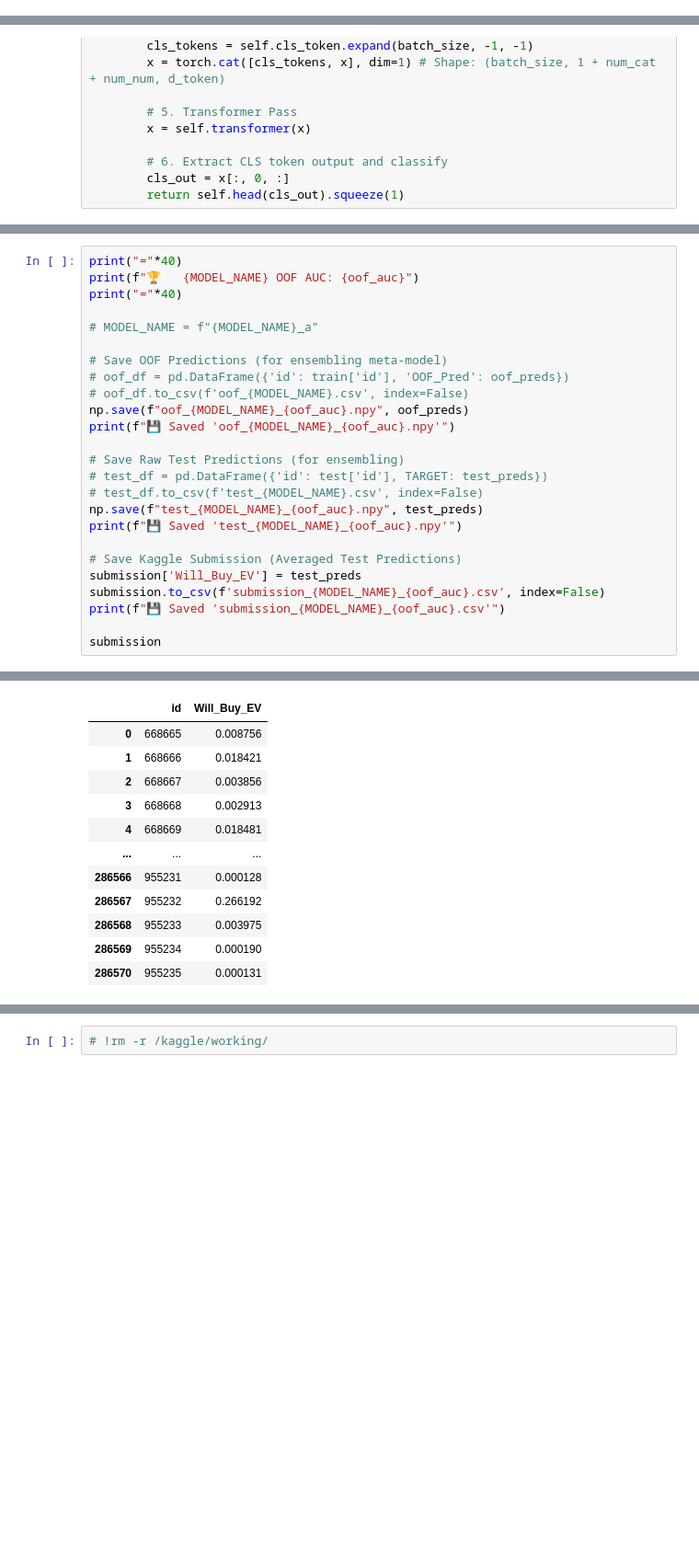
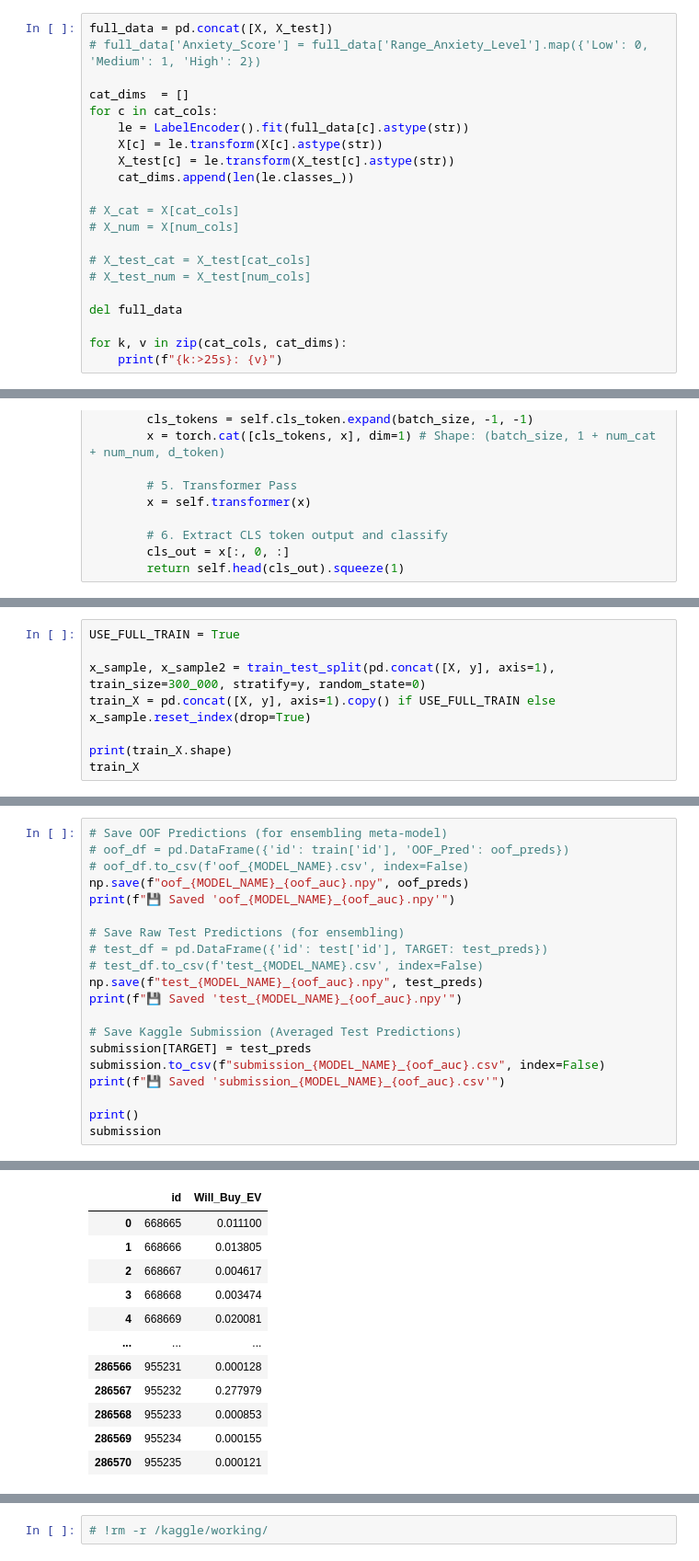
Before and after one commit to coded-sly/ps6e9-EV-Purchase, a Jupyter notebook: ft-transformer_se-pytorch.ipynb, the cells around one changed output, grey strips where cells are left out. Shown at 92% size. Saved outputs shown, nothing was run; the diff lists cells and outputs as text; blank space fills up the shorter version.

```diff
--- a/ft-transformer_se-pytorch.ipynb
+++ b/ft-transformer_se-pytorch.ipynb
@@ -158,0 +185,21 @@ train_fe
+# %%
+full_data = pd.concat([X, X_test])
+# full_data['Anxiety_Score'] = full_data['Range_Anxiety_Level'].map({'Low': 0, 'Medium': 1, 'High': 2})
+
+cat_dims  = []
+for c in cat_cols:
+    le = LabelEncoder().fit(full_data[c].astype(str))
+    X[c] = le.transform(X[c].astype(str))
+    X_test[c] = le.transform(X_test[c].astype(str))
+    cat_dims.append(len(le.classes_))
+
+# X_cat = X[cat_cols]
+# X_num = X[num_cols]
+
+# X_test_cat = X_test[cat_cols]
+# X_test_num = X_test[num_cols]
+
+del full_data
+
+for k, v in zip(cat_cols, cat_dims):
+    print(f"{k:>25s}: {v}")
@@ -354,0 +304,8 @@ Wall time: 1h 49min 29s
+# %%
+USE_FULL_TRAIN = True
+
+x_sample, x_sample2 = train_test_split(pd.concat([X, y], axis=1), train_size=300_000, stratify=y, random_state=0)
+train_X = pd.concat([X, y], axis=1).copy() if USE_FULL_TRAIN else x_sample.reset_index(drop=True)
+
+print(train_X.shape)
+train_X
@@ -355,10 +575,4 @@ Wall time: 1h 49min 29s
 # %%
-print("="*40)
-print(f"🏆   {MODEL_NAME} OOF AUC: {oof_auc}")
-print("="*40)
-
-# MODEL_NAME = f"{MODEL_NAME}_a"
-
 # Save OOF Predictions (for ensembling meta-model)
 # oof_df = pd.DataFrame({'id': train['id'], 'OOF_Pred': oof_preds})
 # oof_df.to_csv(f'oof_{MODEL_NAME}.csv', index=False)
@@ -372,9 +586,10 @@ np.save(f"test_{MODEL_NAME}_{oof_auc}.npy", test_preds)
 print(f"💾 Saved 'test_{MODEL_NAME}_{oof_auc}.npy'")
 
 # Save Kaggle Submission (Averaged Test Predictions)
-submission['Will_Buy_EV'] = test_preds
-submission.to_csv(f'submission_{MODEL_NAME}_{oof_auc}.csv', index=False)
+submission[TARGET] = test_preds
+submission.to_csv(f"submission_{MODEL_NAME}_{oof_auc}.csv", index=False)
 print(f"💾 Saved 'submission_{MODEL_NAME}_{oof_auc}.csv'")
 
+print()
 submission
 # %% [output]
@@ -387,15 +599,15 @@ submission
 |  | id | Will_Buy_EV |
-| 0 | 668665 | 0.008756 |
-| 1 | 668666 | 0.018421 |
-| 2 | 668667 | 0.003856 |
-| 3 | 668668 | 0.002913 |
-| 4 | 668669 | 0.018481 |
+| 0 | 668665 | 0.011100 |
+| 1 | 668666 | 0.013805 |
+| 2 | 668667 | 0.004617 |
+| 3 | 668668 | 0.003474 |
+| 4 | 668669 | 0.020081 |
 | ... | ... | ... |
 | 286566 | 955231 | 0.000128 |
-| 286567 | 955232 | 0.266192 |
-| 286568 | 955233 | 0.003975 |
-| 286569 | 955234 | 0.000190 |
-| 286570 | 955235 | 0.000131 |
+| 286567 | 955232 | 0.277979 |
+| 286568 | 955233 | 0.000853 |
+| 286569 | 955234 | 0.000155 |
+| 286570 | 955235 | 0.000121 |
 286571 rows × 2 columns
 # %%
 ## -- Plot oof distributions --
```
Also changed, not shown: parts of 13 cells of this notebook.
